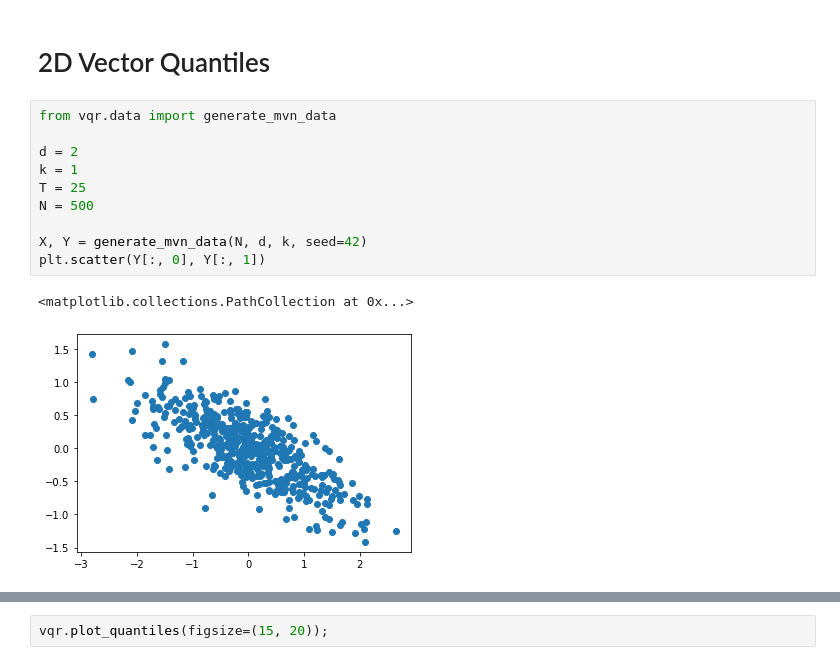
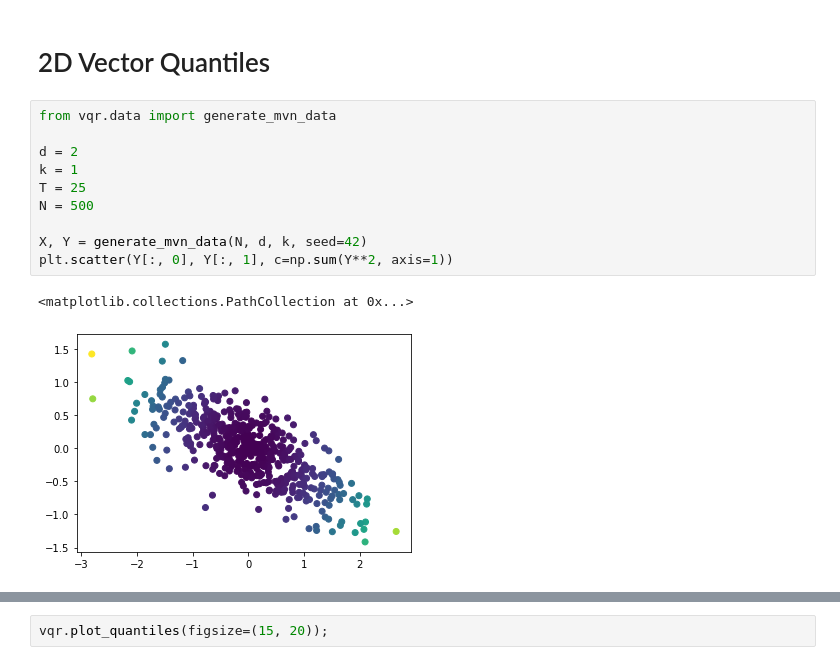
Before and after one commit to vistalab-technion/vqr, a Jupyter notebook: notebooks/02-VQ_Plots.ipynb, the cells around one changed output, grey strips where cells are left out. Drawn from its saved outputs; the diff is of its cells as text.

Commit message:
notebook: update plots

```diff
--- a/notebooks/02-VQ_Plots.ipynb
+++ b/notebooks/02-VQ_Plots.ipynb
@@ -51,16 +51,16 @@ vqr.plot_quantiles();
 # %%
 from vqr.data import generate_mvn_data
 
 d = 2
 k = 1
 T = 25
 N = 500
 
 X, Y = generate_mvn_data(N, d, k, seed=42)
-plt.scatter(Y[:, 0], Y[:, 1])
+plt.scatter(Y[:, 0], Y[:, 1], c=np.sum(Y**2, axis=1))
 # %% [output]
 <matplotlib.collections.PathCollection at 0x...>
-[figure, old version]
+[figure, new version]
 # %%
 from vqr.vqr import VectorQuantileRegressor
 
```
Also changed, not shown: parts of 9 cells of this notebook.
